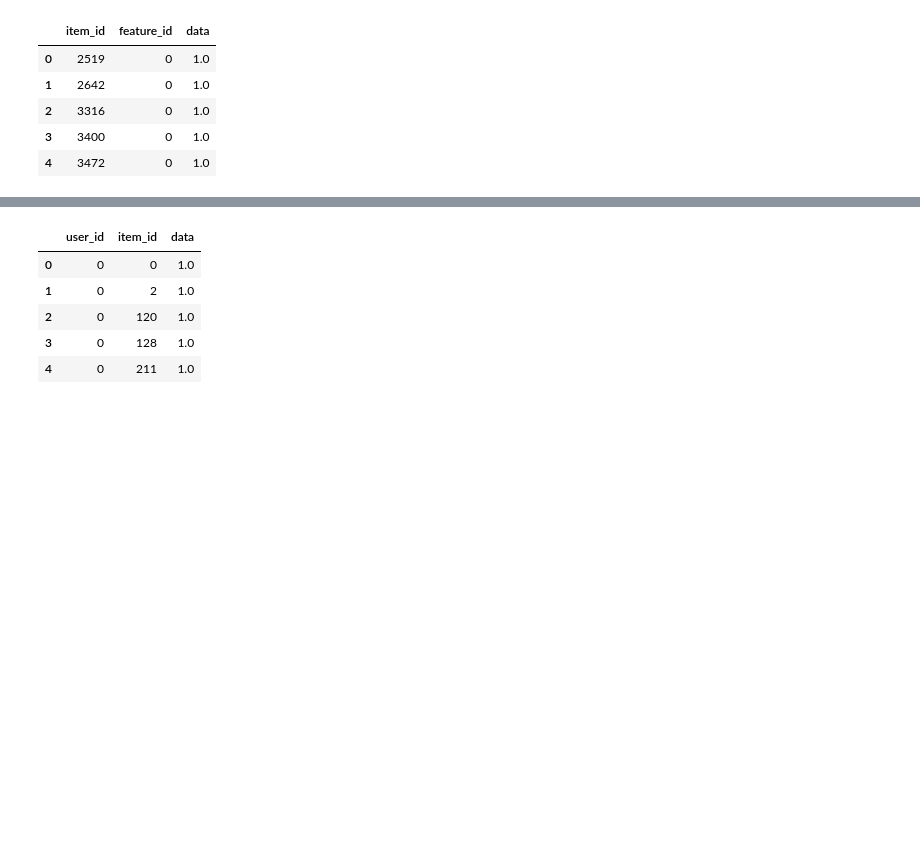
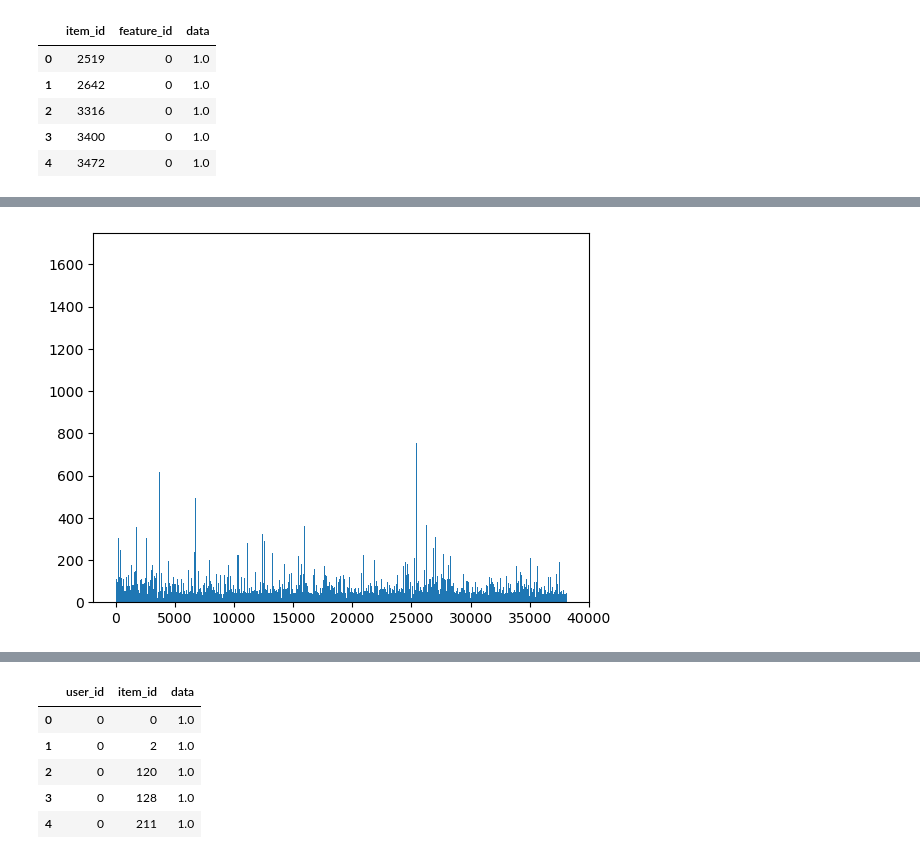
Before and after one commit to timothewt/RecSysCompetition2024Polimi, a Jupyter notebook: notebooks/tw-01-data_preprocessing.ipynb, the cells around one changed output, grey strips where cells are left out. Drawn from its saved outputs; the diff is of its cells as text; code cells hidden in the pictures; blank space fills up the shorter version.

```diff
--- a/notebooks/tw-01-data_preprocessing.ipynb
+++ b/notebooks/tw-01-data_preprocessing.ipynb
@@ -15,0 +43,5 @@ train.head()
+# %%
+plt.hist(train['item_id'], bins=20000)
+plt.show()
+# %% [output]
+[figure, added]
```
Also changed, not shown: parts of 7 cells of this notebook, 39 other files.
